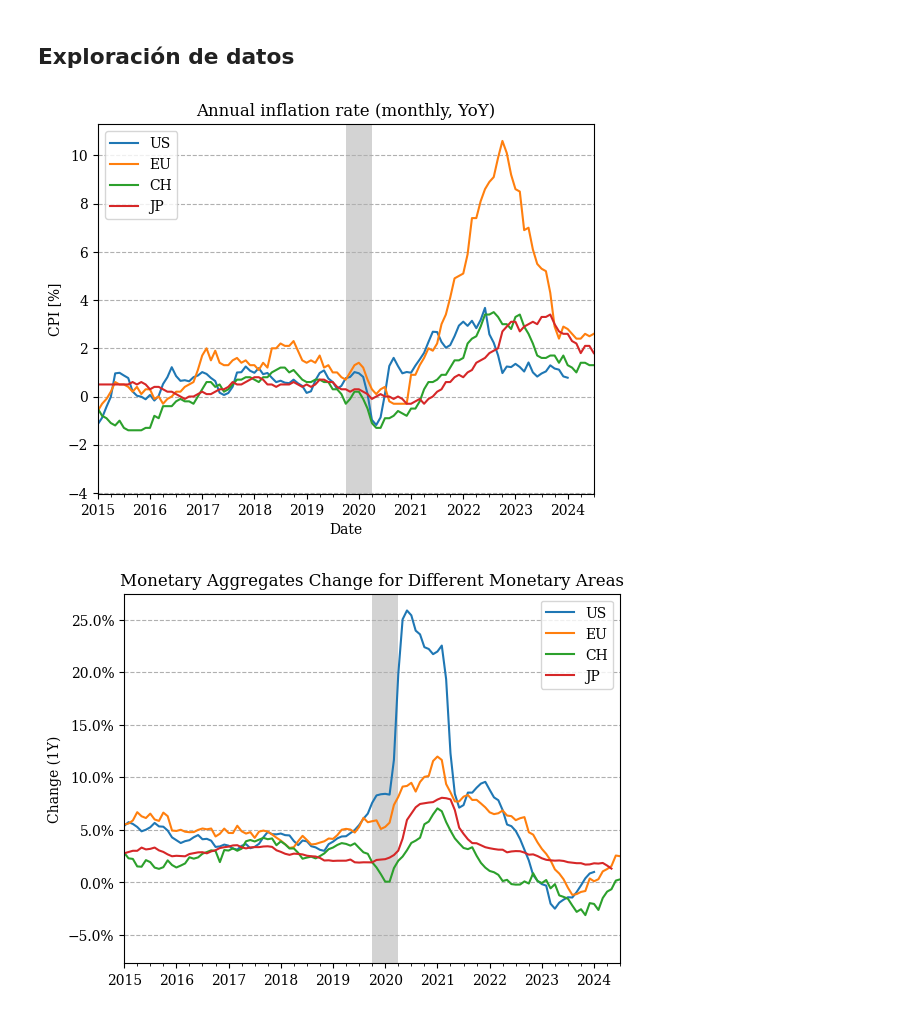
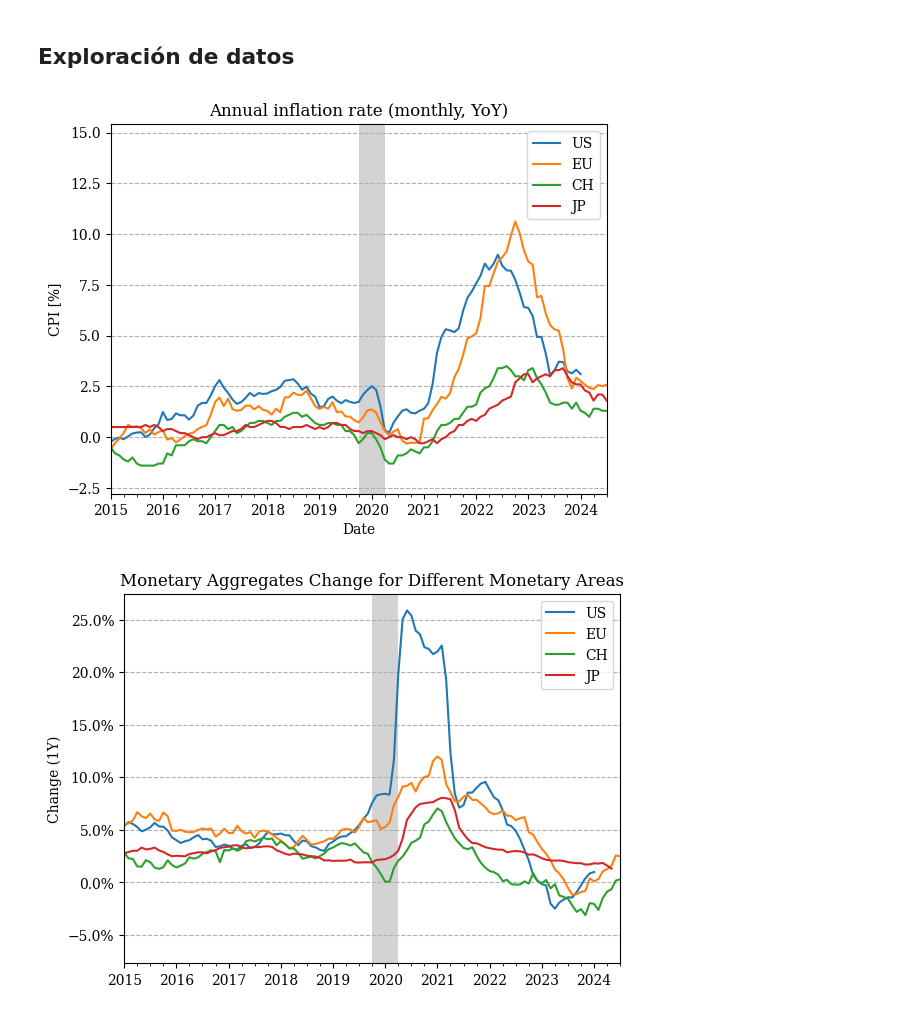
Before and after one commit to MiguelPuntoEs/money-growth, a Jupyter notebook: money-growth.ipynb, the cells around one changed output. Saved outputs shown, nothing was run; the diff lists cells and outputs as text; code cells hidden in the pictures.

```diff
--- a/money-growth.ipynb
+++ b/money-growth.ipynb
@@ -120,7 +120,7 @@ df_eu['m3'] = get_ecb_data('BSI',
 df_eu['gdp'] = get_ecb_data('MNA',
                       'Q.Y.I9.W2.S1.S1.B.B1GQ._Z._Z._Z.EUR.LR.N') # Quarterly data
 df_eu['cpi'] = get_ecb_data('ICP',
-                     'M.U2.N.000000.4.ANR') # Monthly data
+                     'M.U2.N.000000.4.INX') # Monthly data
 # df_eu.dropna(inplace=True) # Remove NaN
 df_eu['v'] = df_eu['gdp']/df_eu['m3']
 # %%
@@ -199,20 +199,20 @@ df_jp['m3'] = pd.read_csv('data/m3-jp.csv',
 # %%
 fig, ax = plt.subplots()
 
-(100*df_us['cpi'].pct_change(periods=4)).plot(ax=ax, label='US')
-df_eu['cpi'].plot(ax=ax, label='EU')
+(100*df_us['cpi'].pct_change(periods=12)).plot(ax=ax, label='US')
+(100*df_eu['cpi'].pct_change(periods=12)).plot(ax=ax, label='EU')
 df_ch['cpi'].plot(ax=ax, label='CH')
 df_jp['cpi'].plot(ax=ax, label='JP')
 
 plot_recessions(ax)
 
 ax.set_xlim(['2015', None])
 ax.grid(which='major', axis='y', linestyle='--')  #  or bothdd
 ax.set_title('Annual inflation rate (monthly, YoY)')
 ax.set_ylabel('CPI [%]')
 ax.legend();
 # %% [output]
-[figure, old version]
+[figure, new version]
 # %%
 fig, ax = plt.subplots()
 
```
Also changed, not shown: parts of 8 cells of this notebook.
